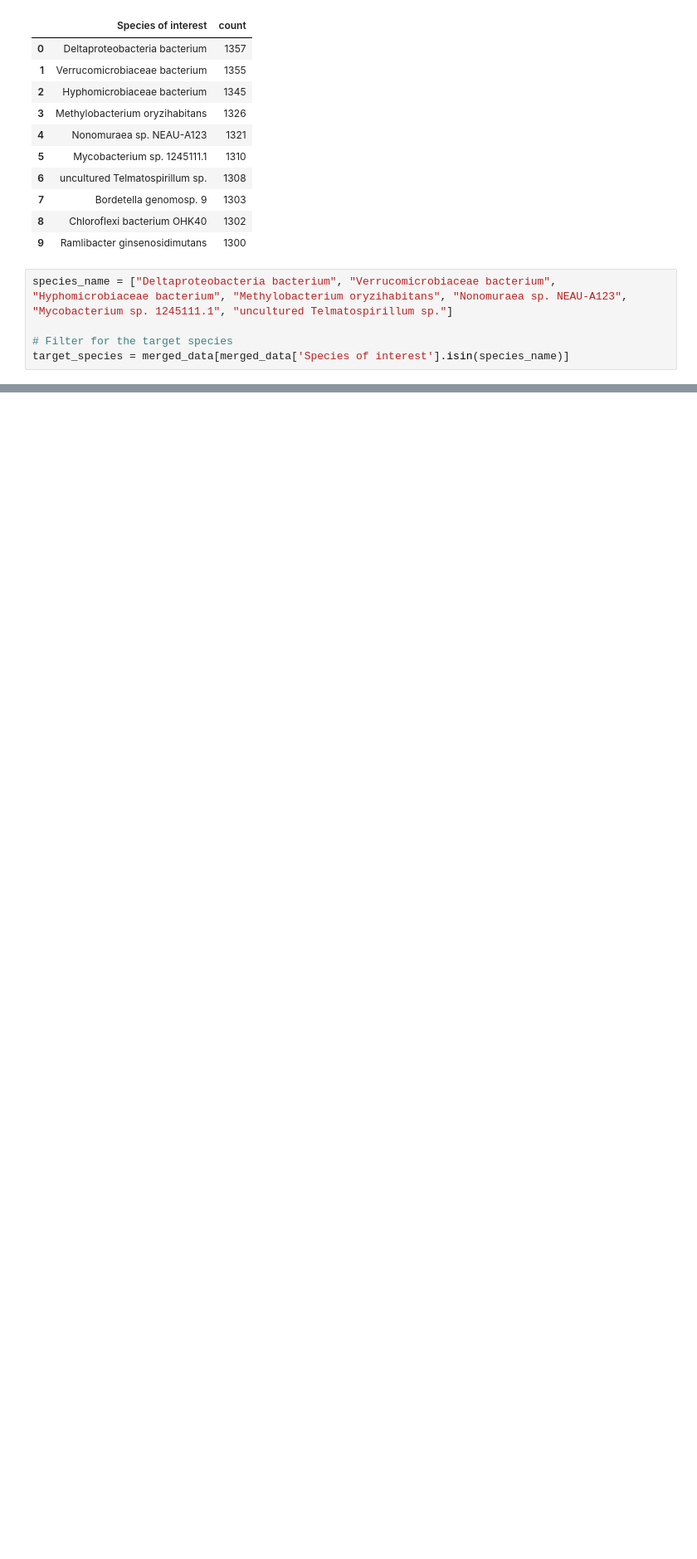
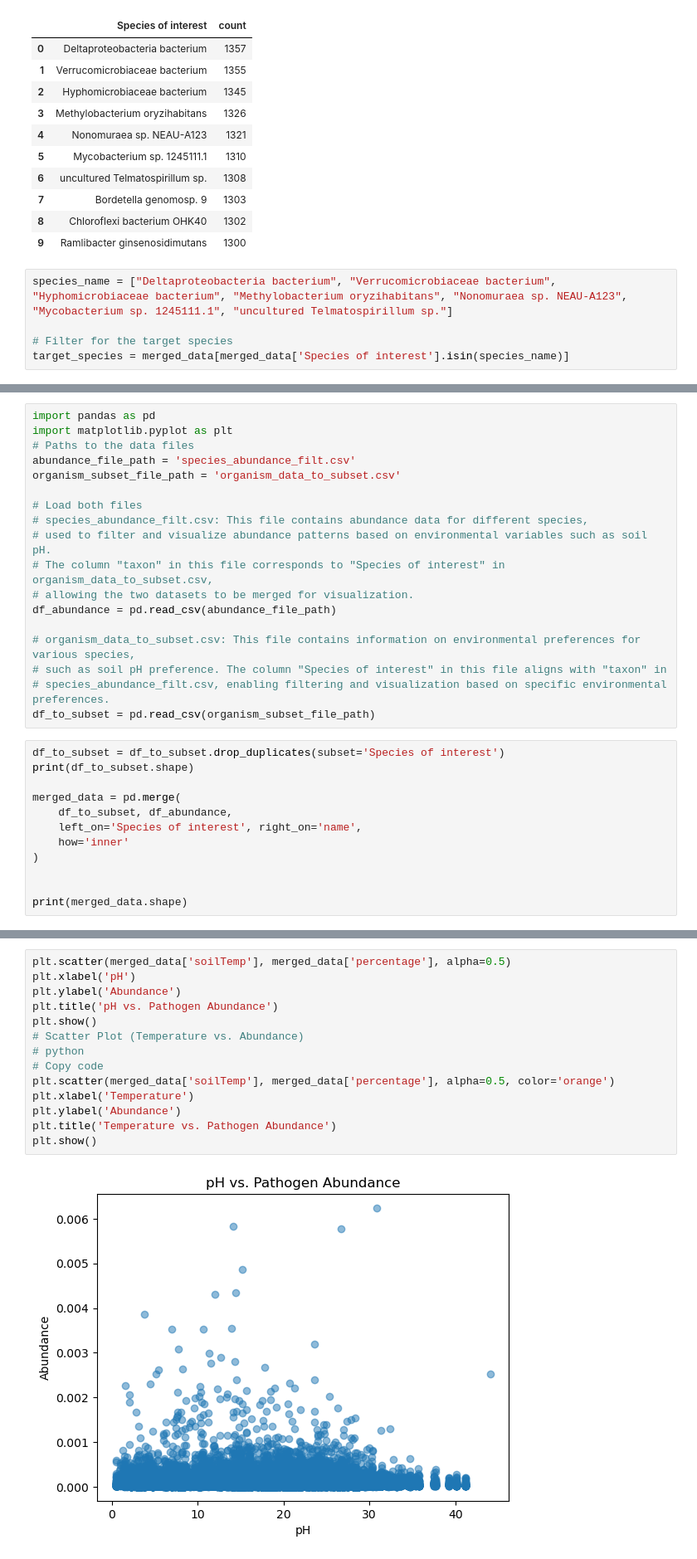
Before and after one commit to nmr2701/506-project, a Jupyter notebook: pipeline.ipynb, the cells around one changed output, grey strips where cells are left out. Shown at 83% size. Drawn from its saved outputs; the diff is of its cells as text; blank space fills up the shorter version.

```diff
--- a/pipeline.ipynb
+++ b/pipeline.ipynb
@@ -152,0 +144,30 @@ for species in species_name:
+# %%
+import pandas as pd
+import matplotlib.pyplot as plt
+# Paths to the data files
+abundance_file_path = 'species_abundance_filt.csv'
+organism_subset_file_path = 'organism_data_to_subset.csv'
+
+# Load both files
+# species_abundance_filt.csv: This file contains abundance data for different species,
+# used to filter and visualize abundance patterns based on environmental variables such as soil pH.
+# The column "taxon" in this file corresponds to "Species of interest" in organism_data_to_subset.csv,
+# allowing the two datasets to be merged for visualization.
+df_abundance = pd.read_csv(abundance_file_path)
+
+# organism_data_to_subset.csv: This file contains information on environmental preferences for various species,
+# such as soil pH preference. The column "Species of interest" in this file aligns with "taxon" in
+# species_abundance_filt.csv, enabling filtering and visualization based on specific environmental preferences.
+df_to_subset = pd.read_csv(organism_subset_file_path)
+# %%
+df_to_subset = df_to_subset.drop_duplicates(subset='Species of interest')
+print(df_to_subset.shape)
+
+merged_data = pd.merge(
+    df_to_subset, df_abundance,
+    left_on='Species of interest', right_on='name',
+    how='inner'
+)
+
+
+print(merged_data.shape)
@@ -152,0 +177,16 @@ for species in species_name:
+# %%
+plt.scatter(merged_data['soilTemp'], merged_data['percentage'], alpha=0.5)
+plt.xlabel('pH')
+plt.ylabel('Abundance')
+plt.title('pH vs. Pathogen Abundance')
+plt.show()
+# Scatter Plot (Temperature vs. Abundance)
+# python
+# Copy code
+plt.scatter(merged_data['soilTemp'], merged_data['percentage'], alpha=0.5, color='orange')
+plt.xlabel('Temperature')
+plt.ylabel('Abundance')
+plt.title('Temperature vs. Pathogen Abundance')
+plt.show()
+# %% [output]
+[figure, added]
```
Also changed, not shown: parts of 16 cells of this notebook, 2 other files.
